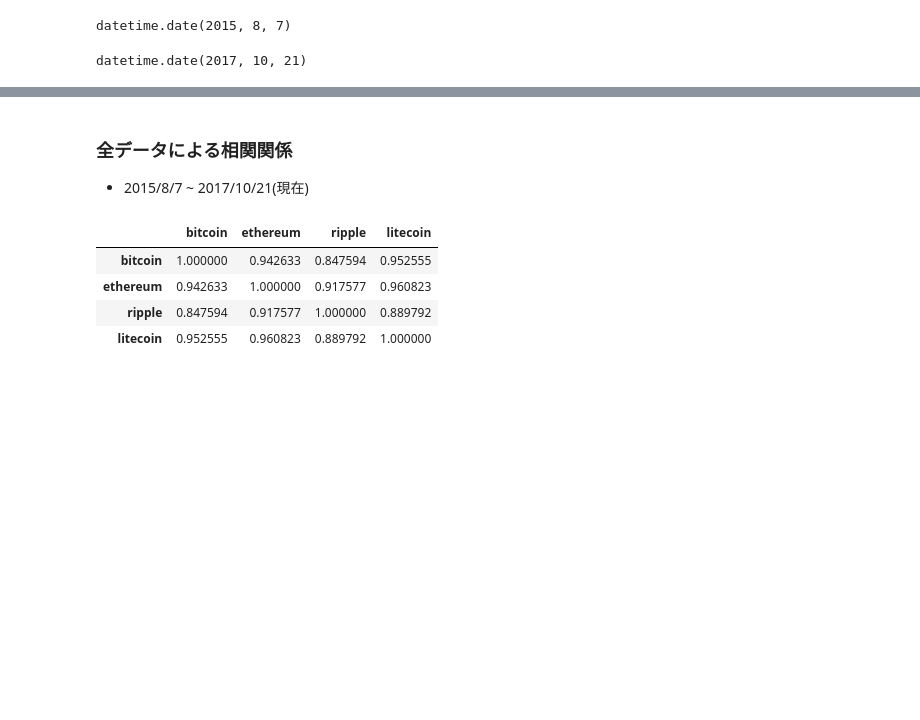
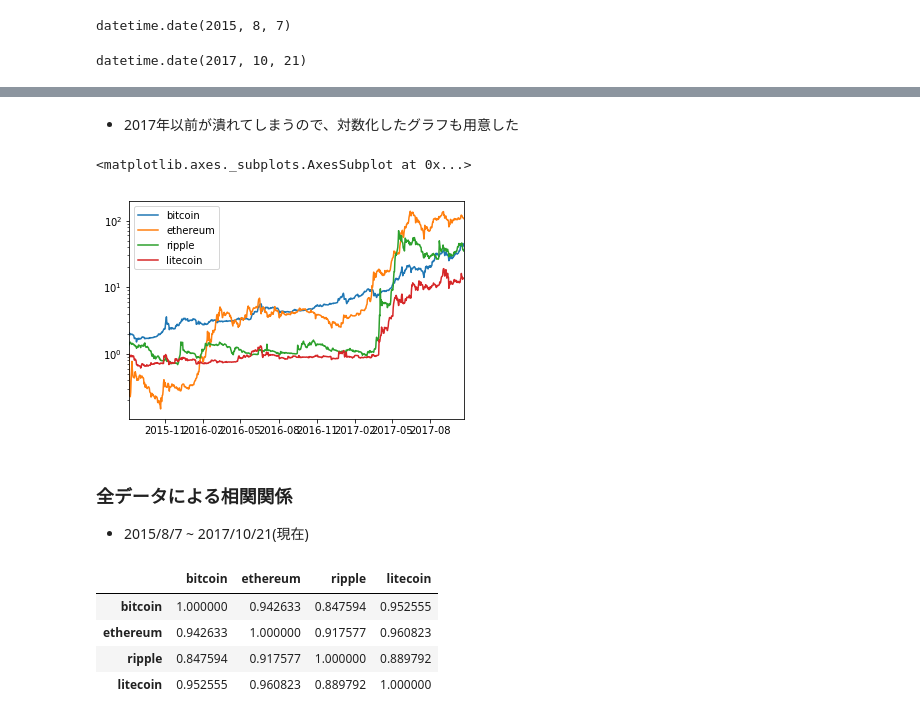
Before and after one commit to Arahabica/CryptoCoinAnalyze, a Jupyter notebook: analyze.ipynb, the cells around one changed output, grey strips where cells are left out. Drawn from its saved outputs; the diff is of its cells as text; code cells hidden in the pictures; blank space fills up the shorter version.

```diff
--- a/analyze.ipynb
+++ b/analyze.ipynb
@@ -43,3 +57,10 @@ datetime.date(2017, 10, 21)
+# %% [markdown]
+* 2017年以前が潰れてしまうので、対数化したグラフも用意した
+# %%
+data.plot(logy=True)
+# %% [output]
+<matplotlib.axes._subplots.AxesSubplot at 0x...>
+[figure, added]
 # %% [markdown]
 ### 全データによる相関関係
 
```
Also changed, not shown: parts of 3 cells of this notebook, 3 other files.
